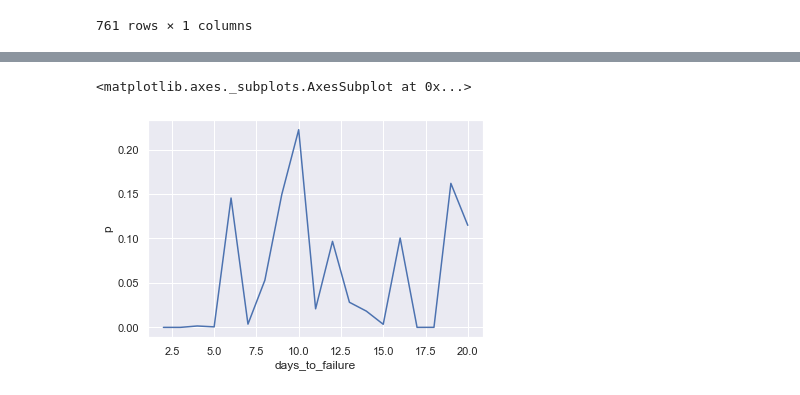
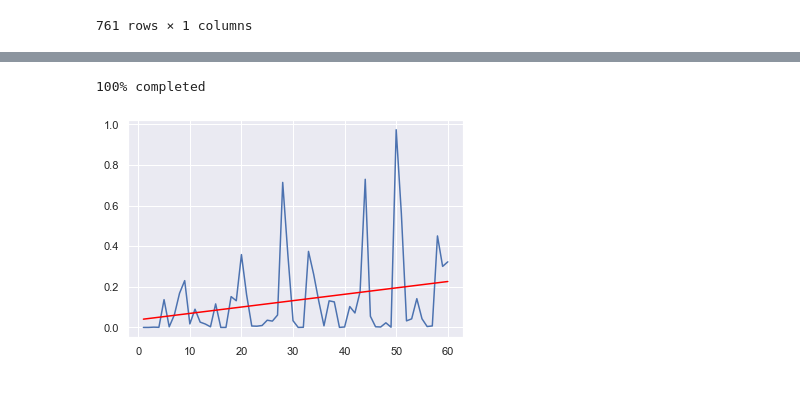
Before and after one commit to jd0g/CSU-Capstone, a Jupyter notebook: MIS581 Capstone Data Analysis.ipynb, the cells around one changed output, grey strips where cells are left out. Saved outputs shown, nothing was run; the diff lists cells and outputs as text; code cells hidden in the pictures.

```diff
--- a/MIS581 Capstone Data Analysis.ipynb
+++ b/MIS581 Capstone Data Analysis.ipynb
@@ -324,13 +119,0 @@ sns.pairplot(df, vars=list(df.columns))
-# %%
-complete, continuous = set_failure('comp1')
-complete.has_failure = complete.has_failure.astype(int)
-#joined.error_count = joined.error_count.astype(int)
-complete.drop(columns='failure_count')
-X = complete.iloc[:,:4]
-target = complete['predict'].copy()
-#target = target.reset_index(drop=True)
-
-regr_pls = PLSRegression(n_components = 3)
-PLS_score_X, PLS_score_Y=regr_pls.fit_transform(X,target)
-PLS_loads=regr_pls.x_loadings_
-PLS_score_X
@@ -459,10 +386,12 @@ X.iloc[:,sorted_ind].iloc[:,-1:]
 # %%
-complete, continuous = set_failure('comp4')
+complete, kmeans = set_failure('comp4')
 
 
-X=complete.iloc[:,:4]
+X=complete.iloc[:,-4:]
 y=complete['predict']
 
 
 opt_x_component, score_x, ncomp, selected, sorted_ind = pls_variable_selection(X, y, 4)
+opt_x_component['score'] = score_x
+
 sns.pairplot(opt_x_component, vars=list(opt_x_component.columns))
@@ -628,7 +458,8 @@ copy.loc(axis=0)['5/15/2015':,22]
 # %%
 #test out different dates to check the data
-df2 = complete.reset_index().set_index(['machineID'])
-df2 = df2.sort_index(level=0)
-df2 = df2[df2['has_failure']==1]
-df2.loc[22]
+df = complete.reset_index().set_index(['machineID'])
+df = df.sort_index(level=0)
+#df = df[df['has_failure']==1]
+#df
+df[df['days_to_failure'] == 7]
 # %% [output]
@@ -693,8 +533,22 @@ df
 # %%
-sns.lineplot(data=df, x='days_to_failure', y="p")
+complete, kmeans_max = set_failure('comp1', 1, 1)
+
+iterations = 60
+pre_failure_window = 30
+
+df = run_ttest(complete, iterations, pre_failure_window)
+
+X = df['days_to_failure']
+Y = df['p']
+lin_pred = df['lin_p']
+
+plt.plot(X, Y)
+plt.plot(X, lin_pred, color='red')
+plt.show()
+#sns.lineplot(data=df, x='days_to_failure', y="p")
 #avg_max_failure_days
 #complete[complete['days_to_failure'] == 17].tail(20)
 #complete[complete['has_failure'] == 1].loc['12/09/2015',:]
 # %% [output]
-<matplotlib.axes._subplots.AxesSubplot at 0x...>
+100% completed
-[figure, old version]
+[figure, new version]
```
Also changed, not shown: parts of 33 cells of this notebook.
